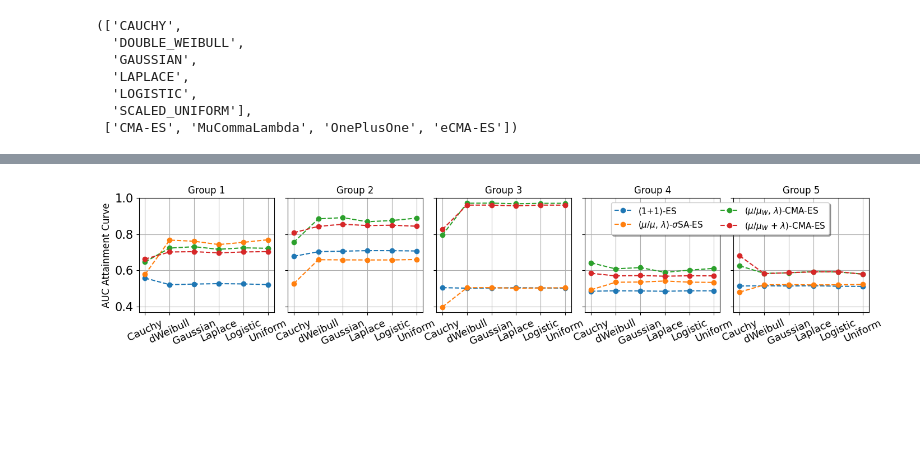
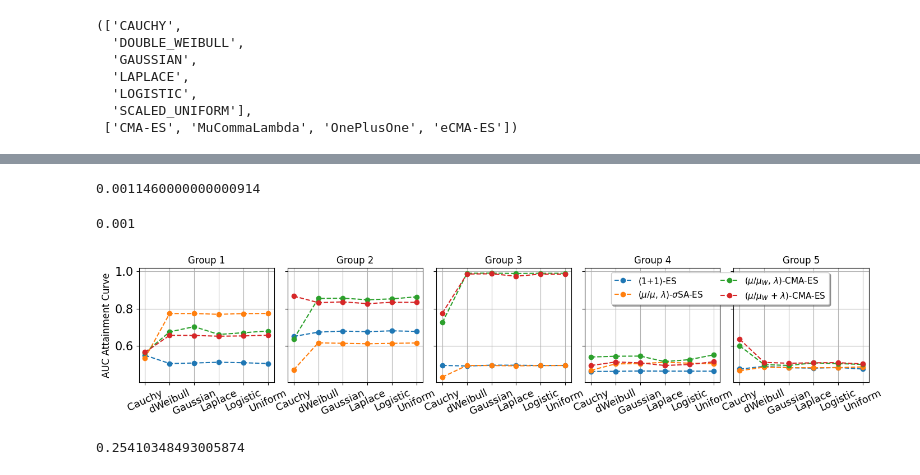
Before and after one commit to IOHprofiler/ModularCMAES, a Jupyter notebook: scripts/distributions/ecdf_plots.ipynb, the cells around one changed output, grey strips where cells are left out. Cells and saved outputs as stored; diff of their text form; code cells hidden in the pictures; blank space fills up the shorter version.

```diff
--- a/scripts/distributions/ecdf_plots.ipynb
+++ b/scripts/distributions/ecdf_plots.ipynb
@@ -221,8 +238,8 @@ from matplotlib.lines import Line2D
 aoccs = []
 f, (ax, ax2) = plt.subplots(1, 2, figsize=(16, 6),  gridspec_kw={'width_ratios': [3, 1]})
 aocc = []
-
-for name, data in df.group_by("algorithm_name"):
+dim = 10
+for name, data in df.filter(dimension=dim).group_by("algorithm_name"):
     line = ins.transform_fval(data).group_by("evaluations").agg(pl.col("eaf").mean()).sort("evaluations")
 
     alg, sampler = name[0].split("-UNIFORM-")
@@ -274,7 +291,7 @@ ax2.grid()
 
 # f.suptitle(f"Group: {gi}")
 plt.tight_layout()
-plt.savefig(f"figures/overview_ecdf.pdf")
+plt.savefig(f"figures/overview_ecdf_d{dim}.pdf")
 # ax.set_ylim(0, 1.01);
 
 aoccs = pl.concat(aoccs)
@@ -283,3 +312,11 @@ aoccs = pl.concat(aoccs)
+# %%
+0.712196 - 0.71105
+# %% [output]
+0.0011460000000000914
+# %%
+10**-3
+# %% [output]
+0.001
 # %%
 function_groups = (
     (1,2,3, 4, 5),
@@ -289,40 +326,46 @@ function_groups = (
     (20, 21, 22, 23, 24)
 )
 
+dim = 10
+
 aocc = []
 for gi, funcs in enumerate(function_groups, 1):
-    for name, data in df.group_by("algorithm_name"):
+    for name, data in df.filter(dimension=dim).group_by("algorithm_name"):
         data = data.filter(pl.col("function_id").is_in(funcs))
         line = ins.transform_fval(data).group_by("evaluations").agg(pl.col("eaf").mean()).sort("evaluations")
 
         alg, sampler = name[0].split("-UNIFORM-")
         aocc.append((gi, calc_aocc(line), alg, sampler))
         ax.semilogx(line['evaluations'], line['eaf'], c=colors[sampler], linestyle=linestyle, alpha=.5, linewidth=linewidth)
         ax.semilogx(line['evaluations'], line['eaf'], c=colors[sampler], marker=markers[alg], linestyle='', alpha=1, markersize=markersize, markeredgewidth=markeredgewidth)
 
 aoccs = pl.DataFrame(aocc, schema=["gi", "aocc", "alg", "sampler"], orient='row')
 
 f, axes = plt.subplots(1, 5, figsize=(14, 3), sharey=True)
 for gi, ax in enumerate(axes.ravel(), 1):
 
     for alg in nice_alg_names:
         group =  aoccs.filter(gi=gi, alg=alg)
         idx = np.argsort(group['sampler'])
         ax.plot(group['sampler'][idx], group['aocc'][idx], label=nice_alg_names[alg], marker='o', linestyle='dashed')
 
     if gi == 5:
         h, l = ax.get_legend_handles_labels()
         ax.legend(np.array(h), np.array(l), loc='upper center',
                 fontsize=11, bbox_to_anchor=(-.1, 1), fancybox=True, shadow=True, ncol=2,
         )
     if gi == 1:
         ax.set_ylabel("AUC Attainment Curve", fontsize=12)
 
     ax.set_xticks(range(len(samplers)), labels=[x.title().replace("Double_", "d").replace("Scaled_", "") for x in samplers], rotation=25, fontsize=13)
     ax.grid()
     ax.set_title(f"Group {gi}", fontsize=12)
 
 plt.subplots_adjust(wspace=0.1, bottom=.2, left=0.05, right=.98)
-plt.savefig("figures/auc_per_group.pdf")
+plt.savefig(f"figures/auc_per_group_d{dim}.pdf")
 # %% [output]
-[figure, old version]
+[figure, new version]
+# %%
+(0.635917 - 0.507069) / 0.507069
+# %% [output]
+0.25410348493005874
```
Also changed, not shown: parts of 4 cells of this notebook, 10 other files.
